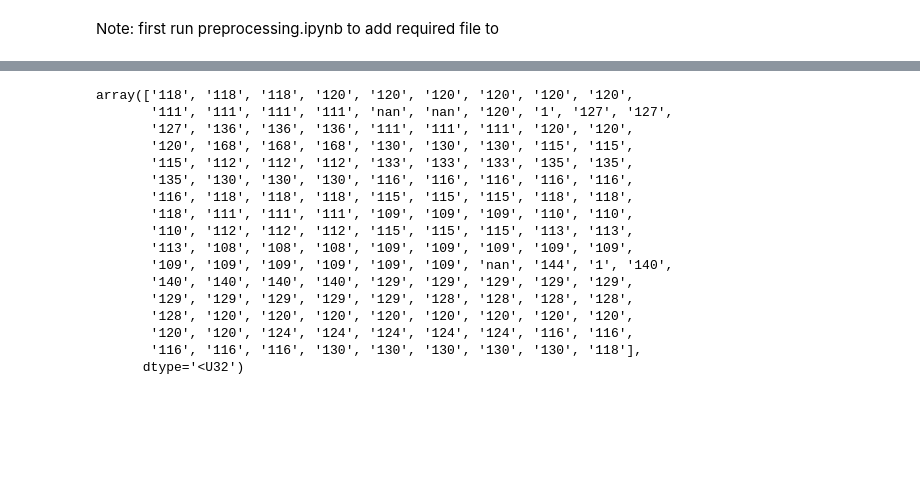
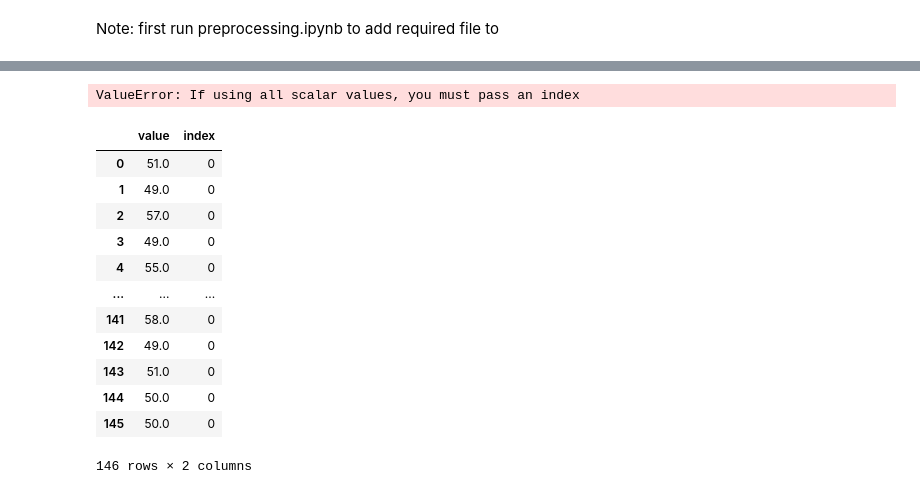
Before and after one commit to FlorisSchmidt/ML, a Jupyter notebook: feature_extraction.ipynb, the cells around one changed output, grey strips where cells are left out. Drawn from its saved outputs; the diff is of its cells as text; code cells hidden in the pictures; blank space fills up the shorter version.

```diff
--- a/feature_extraction.ipynb
+++ b/feature_extraction.ipynb
@@ -60,20 +58,20 @@ data100 = data[(data['Percentage HR nan']==0) & (data['Percentage SpO2 nan']==0)
+# %%
+test = test.apply(lambda x: pd.DataFrame(data={'value':x,'index':next(a)}))
+# %% [output]
+ValueError: If using all scalar values, you must pass an index
 # %%
-data95.iloc[0]['NIBP(mmHg)']
+test.iloc[0]
 # %% [output]
+|  | value | index |
+| 0 | 51.0 | 0 |
+| 1 | 49.0 | 0 |
+| 2 | 57.0 | 0 |
+| 3 | 49.0 | 0 |
+| 4 | 55.0 | 0 |
+| ... | ... | ... |
+| 141 | 58.0 | 0 |
+| 142 | 49.0 | 0 |
+| 143 | 51.0 | 0 |
+| 144 | 50.0 | 0 |
+| 145 | 50.0 | 0 |
-array(['118', '118', '118', '120', '120', '120', '120', '120', '120',
-       '111', '111', '111', '111', 'nan', 'nan', '120', '1', '127', '127',
-       '127', '136', '136', '136', '111', '111', '111', '120', '120',
-       '120', '168', '168', '168', '130', '130', '130', '115', '115',
-       '115', '112', '112', '112', '133', '133', '133', '135', '135',
-       '135', '130', '130', '130', '116', '116', '116', '116', '116',
-       '116', '118', '118', '118', '115', '115', '115', '118', '118',
-       '118', '111', '111', '111', '109', '109', '109', '110', '110',
-       '110', '112', '112', '112', '115', '115', '115', '113', '113',
-       '113', '108', '108', '108', '109', '109', '109', '109', '109',
-       '109', '109', '109', '109', '109', '109', 'nan', '144', '1', '140',
-       '140', '140', '140', '140', '129', '129', '129', '129', '129',
-       '129', '129', '129', '129', '129', '128', '128', '128', '128',
-       '128', '120', '120', '120', '120', '120', '120', '120', '120',
-       '120', '120', '124', '124', '124', '124', '124', '116', '116',
-       '116', '116', '116', '130', '130', '130', '130', '130', '118'],
-      dtype='<U32')
+146 rows × 2 columns
```
Also changed, not shown: parts of 30 cells of this notebook, 1 other file.
